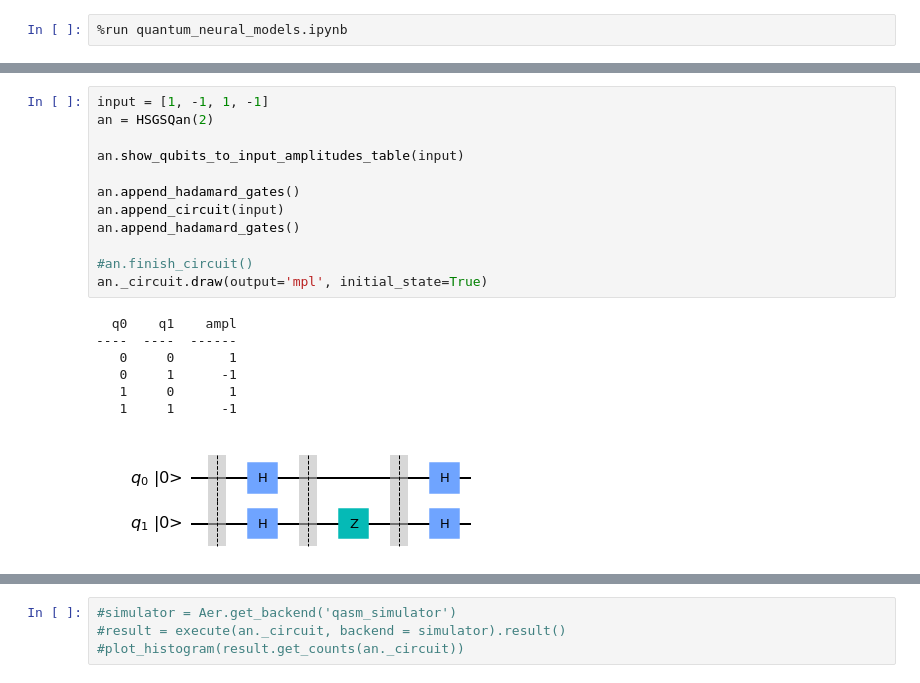
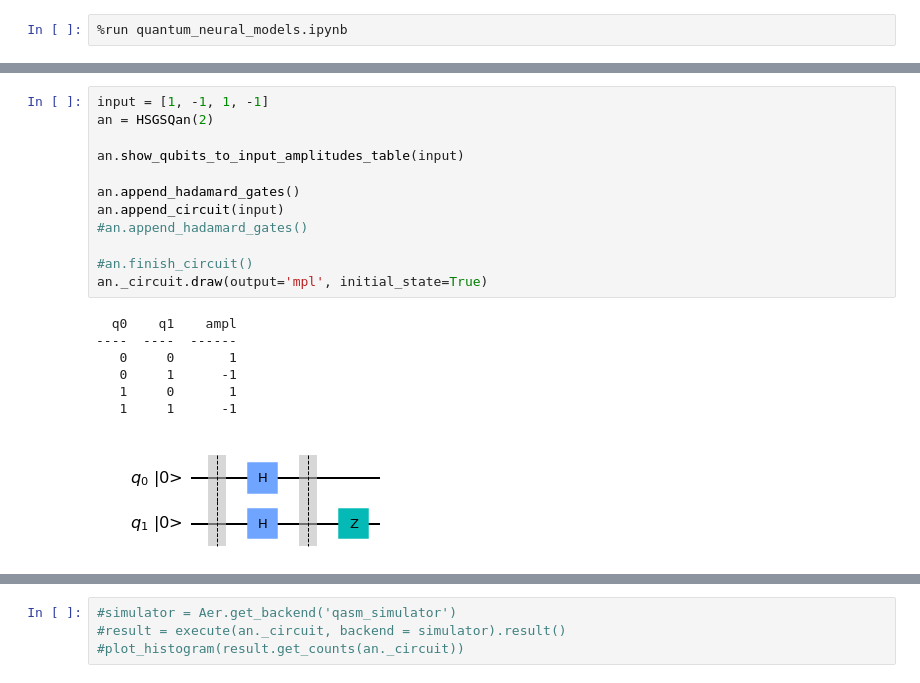
Before and after one commit to EduardoBrito97/QuantumArtificialNeuron, a Jupyter notebook: quantum_neural_neurons_test.ipynb, the cells around one changed output, grey strips where cells are left out. Drawn from its saved outputs; the diff is of its cells as text.

```diff
--- a/quantum_neural_neurons_test.ipynb
+++ b/quantum_neural_neurons_test.ipynb
@@ -73,20 +67,20 @@ Circuit unitary:
 # %%
 input = [1, -1, 1, -1]
 an = HSGSQan(2)
 
 an.show_qubits_to_input_amplitudes_table(input)
 
 an.append_hadamard_gates()
 an.append_circuit(input)
-an.append_hadamard_gates()
+#an.append_hadamard_gates()
 
 #an.finish_circuit()
 an._circuit.draw(output='mpl', initial_state=True)
 # %% [output]
   q0    q1    ampl
 ----  ----  ------
    0     0       1
    0     1      -1
    1     0       1
    1     1      -1
-[figure, old version]
+[figure, new version]
```
Also changed, not shown: parts of 9 cells of this notebook, 1 other file.
